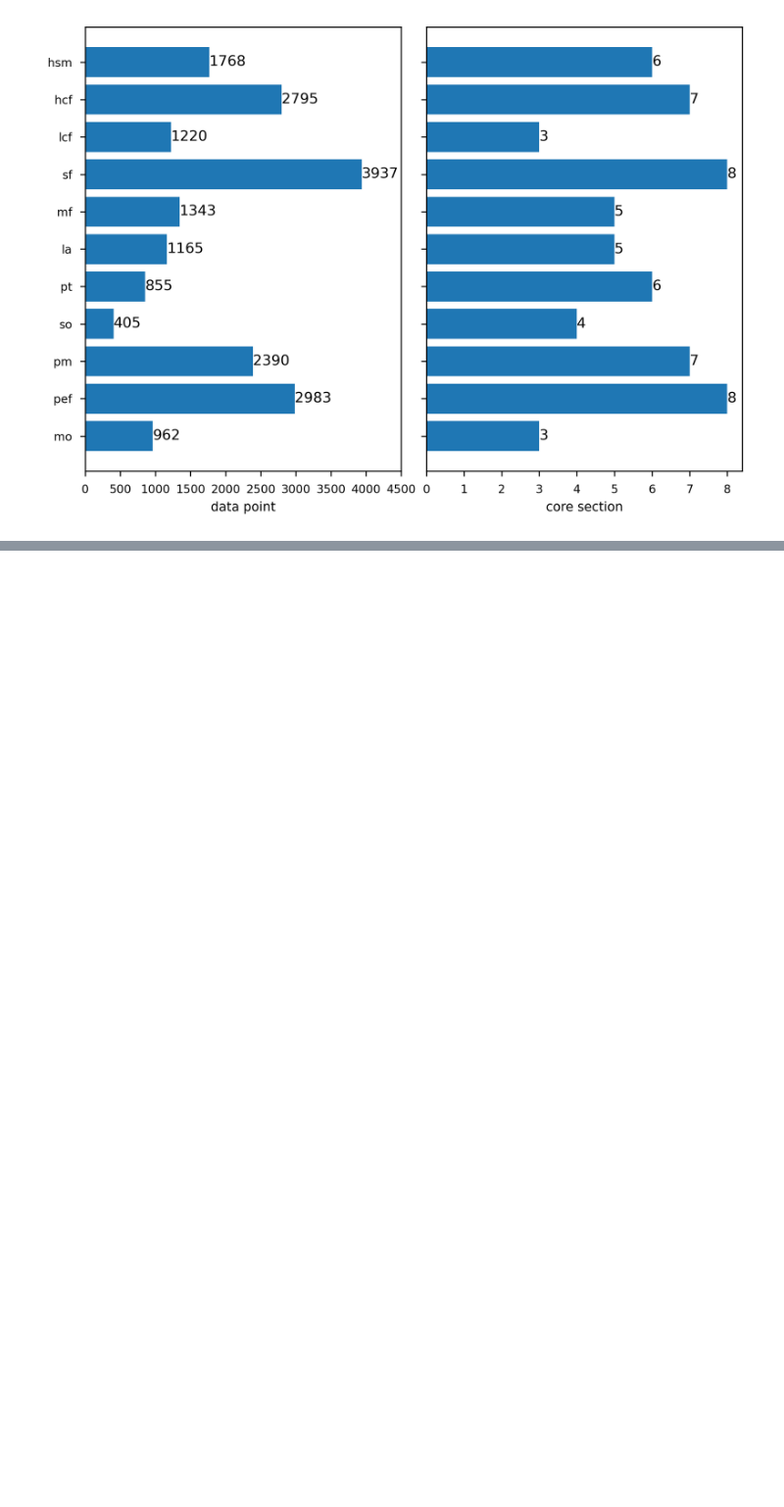
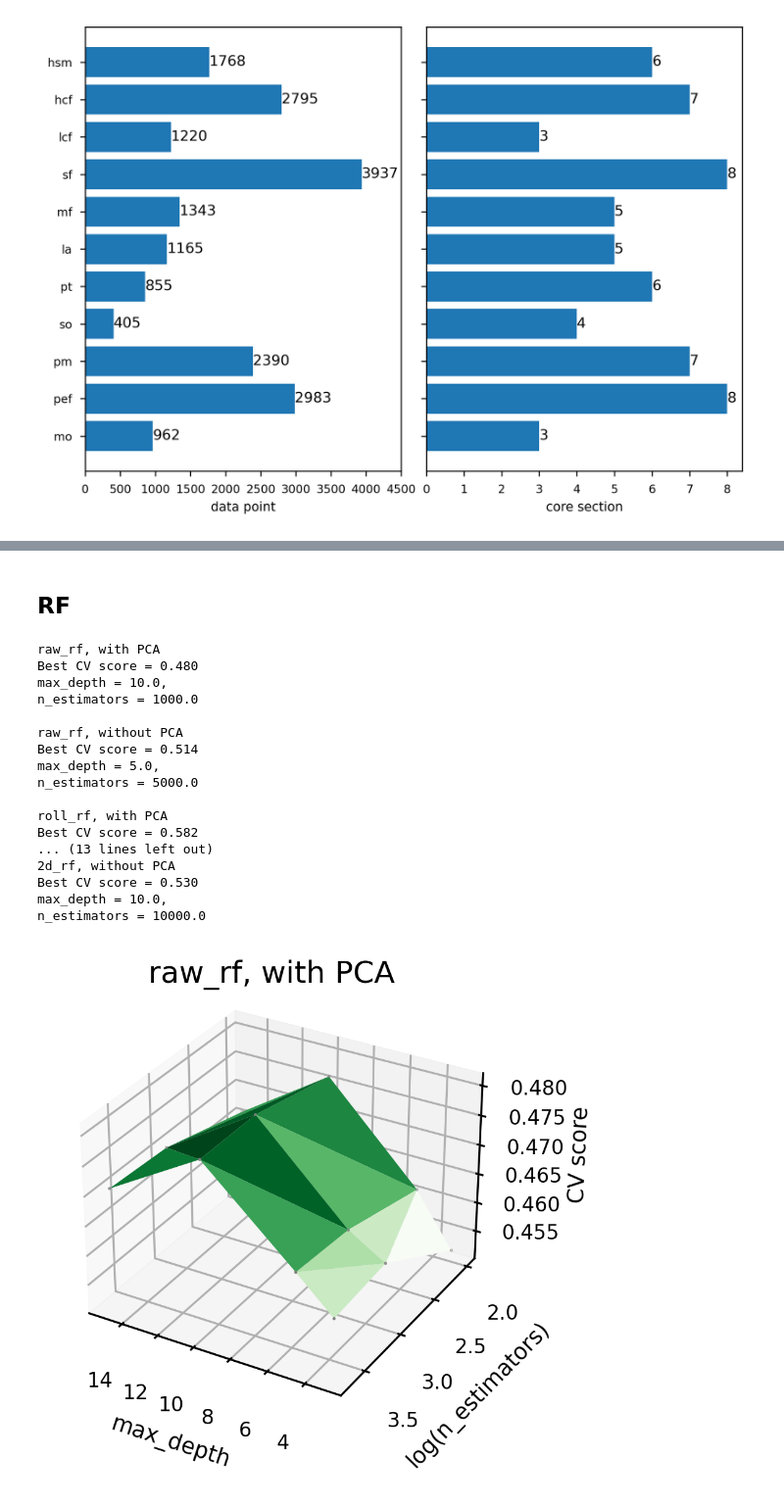
Before and after one commit to dispink/WASA-faciesXRF, a Jupyter notebook: ML_element_17.ipynb, the cells around one changed output, grey strips where cells are left out. Shown at 98% size. Saved outputs shown, nothing was run; the diff lists cells and outputs as text; code cells hidden in the pictures; blank space fills up the shorter version.

```diff
--- a/ML_element_17.ipynb
+++ b/ML_element_17.ipynb
@@ -148,0 +271,70 @@ plt.tight_layout()
+# %% [markdown]
+## RF
+# %%
+from mpl_toolkits.mplot3d import Axes3D
+from matplotlib import cm
+
+for data_dir in glob.glob('results/r_*_rf_grid_20220120.csv'):
+    grid_df = pd.read_csv(data_dir, index_col = 0)
+    data_type = data_dir[10:-18]
+
+    # with and without PCA
+    for pca, mask, cmap in zip(['with PCA', 'without PCA'],
+                                    [~grid_df.param_pca.isna(),
+                                     grid_df.param_pca.isna()],
+                                    [cm.Greens, cm.Blues]):
+        fig = plt.figure(figsize = (3.54, 3))
+        ax = plt.gca(projection='3d')
+        xx = grid_df.loc[mask, 'param_rf__max_depth'].values.astype(float)
+        yy = grid_df.loc[mask, 'param_rf__n_estimators'].values.astype(float)
+        zz = grid_df.loc[mask, 'mean_test_score'].values.astype(float)
+        max_index = np.argmax(zz)
+
+        surf = ax.plot_trisurf(xx, np.log10(yy), zz, cmap = cmap, linewidth = 0.1)
+        ax.scatter(xx, np.log10(yy), zz, c = 'grey', s = 1)
+
+        # mark the best score
+        text = '{}, {}\nBest CV score = {:.3f}\nmax_depth = {},\nn_estimators = {}\n'.format(
+            data_type,
+            pca,
+            zz[max_index],
+            xx[max_index],
+            yy[max_index])
+        #ax.text(12, 2.2, .65, text, fontsize = 10)
+        print(text)
+        #ax.quiver(np.log10(xx[max_index]), np.log10(yy[max_index]), zz[max_index],
+        #          .3, .3, .3, color='gray', alpha=.6)
+
+        #ax.set_zticks(np.linspace(0.47, 0.51, 5))
+        ax.set_yticks(np.linspace(2, 3.5, 4))
+        ax.set_xlabel('max_depth')
+        ax.set_ylabel('log(n_estimators)')
+        ax.set_zlabel('CV score')
+        #fig.colorbar(surf, shrink = 0.5, aspect = 5)
+        fig.suptitle('{}, {}'.format(data_type,pca))
+        fig.subplots_adjust(top=.95)
+        # rotate the axes
+        ax.view_init(30, 120)
+        if len(pca) > 8:
+            fig.savefig('results/r_{}_grid_{}.png'.format(data_type, date))
+        else:
+            fig.savefig('results/r_{}+pca_grid_{}.png'.format(data_type, date))
+# %% [output]
+raw_rf, with PCA
+Best CV score = 0.480
+max_depth = 10.0,
+n_estimators = 1000.0
+
+raw_rf, without PCA
+Best CV score = 0.514
+max_depth = 5.0,
+n_estimators = 5000.0
+
+roll_rf, with PCA
+Best CV score = 0.582
+... (13 lines left out)
+2d_rf, without PCA
+Best CV score = 0.530
+max_depth = 10.0,
+n_estimators = 10000.0
+[figure, added]
```
Also changed, not shown: parts of 36 cells of this notebook.
